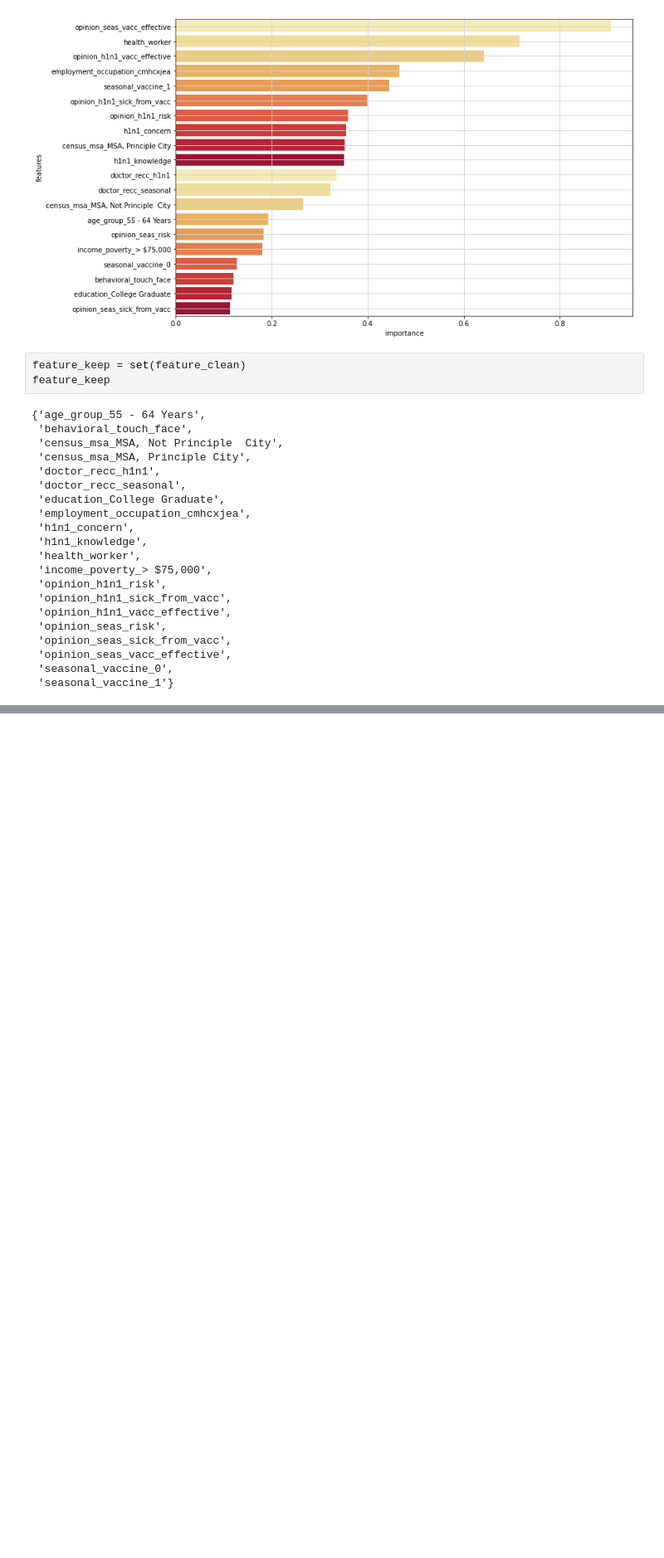
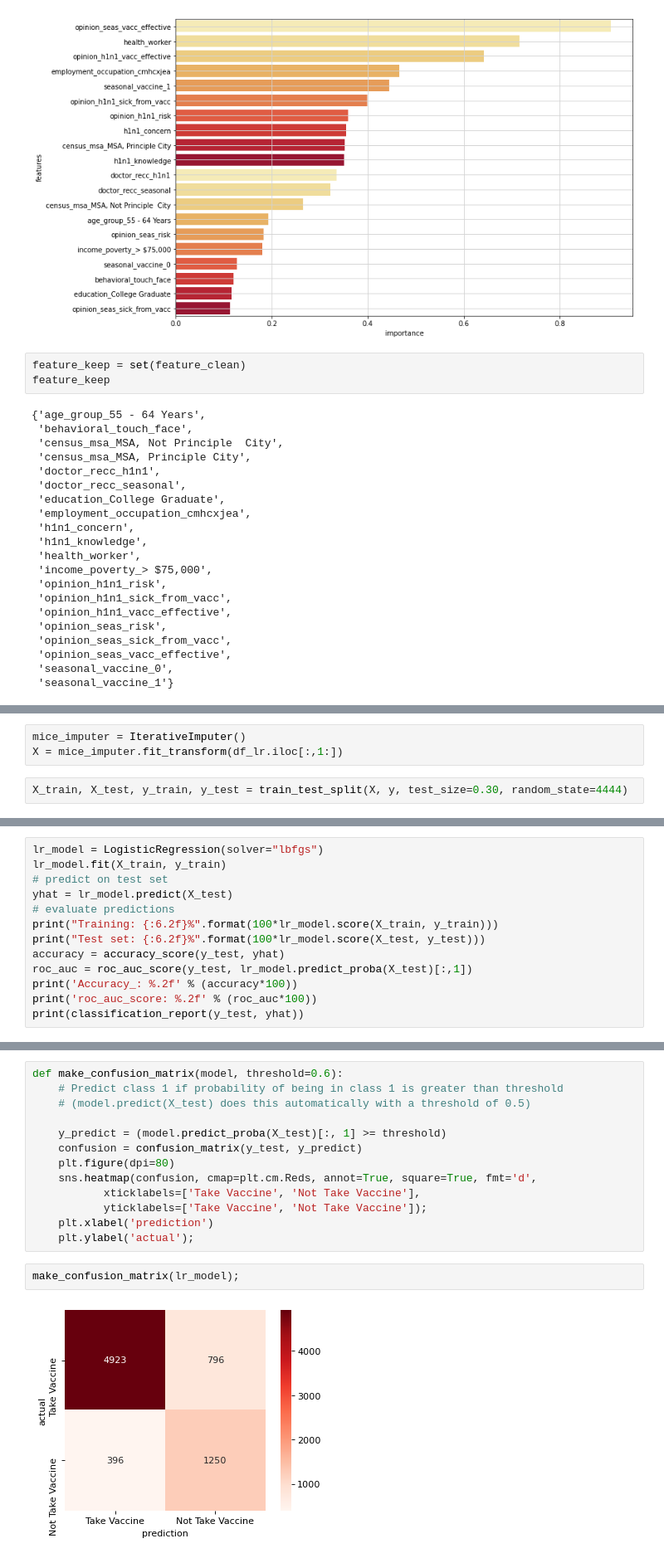
Before and after one commit to vanessa920/H1N1_seasonal_flu_shot_prediction, a Jupyter notebook: Classification_Models.ipynb, the cells around one changed output, grey strips where cells are left out. Shown at 83% size. Cells and saved outputs as stored; diff of their text form; blank space fills up the shorter version.

```diff
--- a/Classification_Models.ipynb
+++ b/Classification_Models.ipynb
@@ -343,0 +625,5 @@ feature_keep
+# %%
+mice_imputer = IterativeImputer()
+X = mice_imputer.fit_transform(df_lr.iloc[:,1:])
+# %%
+X_train, X_test, y_train, y_test = train_test_split(X, y, test_size=0.30, random_state=4444)
@@ -343,0 +648,13 @@ feature_keep
+# %%
+lr_model = LogisticRegression(solver="lbfgs")
+lr_model.fit(X_train, y_train)
+# predict on test set
+yhat = lr_model.predict(X_test)
+# evaluate predictions
+print("Training: {:6.2f}%".format(100*lr_model.score(X_train, y_train)))
+print("Test set: {:6.2f}%".format(100*lr_model.score(X_test, y_test)))
+accuracy = accuracy_score(y_test, yhat)
+roc_auc = roc_auc_score(y_test, lr_model.predict_proba(X_test)[:,1])
+print('Accuracy_: %.2f' % (accuracy*100))
+print('roc_auc_score: %.2f' % (roc_auc*100))
+print(classification_report(y_test, yhat))
@@ -343,0 +674,17 @@ feature_keep
+# %%
+def make_confusion_matrix(model, threshold=0.6):
+    # Predict class 1 if probability of being in class 1 is greater than threshold
+    # (model.predict(X_test) does this automatically with a threshold of 0.5)
+
+    y_predict = (model.predict_proba(X_test)[:, 1] >= threshold)
+    confusion = confusion_matrix(y_test, y_predict)
+    plt.figure(dpi=80)
+    sns.heatmap(confusion, cmap=plt.cm.Reds, annot=True, square=True, fmt='d',
+           xticklabels=['Take Vaccine', 'Not Take Vaccine'],
+           yticklabels=['Take Vaccine', 'Not Take Vaccine']);
+    plt.xlabel('prediction')
+    plt.ylabel('actual');
+# %%
+make_confusion_matrix(lr_model);
+# %% [output]
+[figure, added]
```
Also changed, not shown: parts of 62 cells of this notebook, 4 other files.
